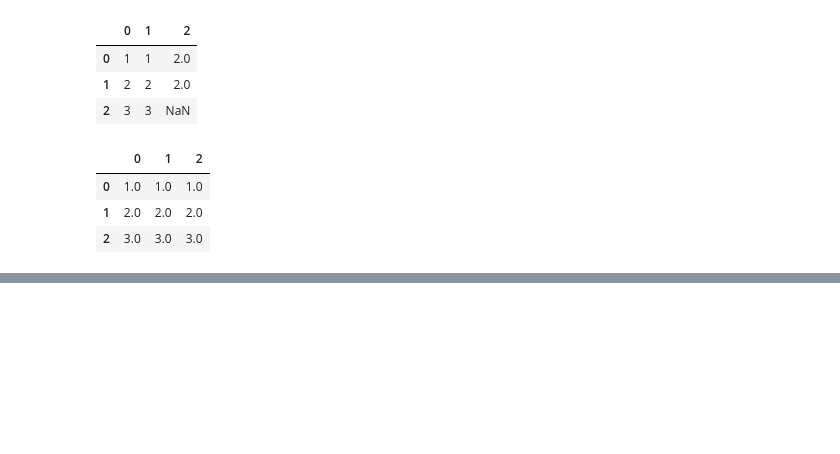
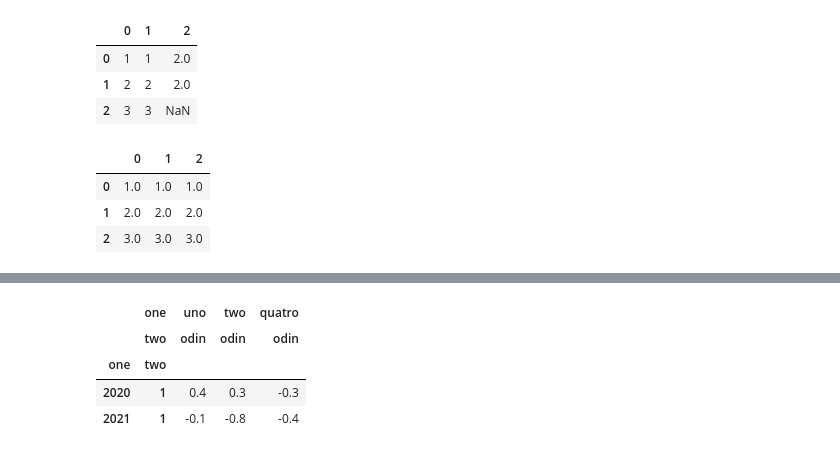
Before and after one commit to KonstantinKlepikov/all-python-ml-learning, a Jupyter notebook: pandas-learning.ipynb, the cells around one changed output, grey strips where cells are left out. Saved outputs shown, nothing was run; the diff lists cells and outputs as text; code cells hidden in the pictures; blank space fills up the shorter version.

```diff
--- a/pandas-learning.ipynb
+++ b/pandas-learning.ipynb
@@ -993,0 +1327,11 @@ frame.fillna(method='ffill', axis=1)
+# %%
+# чтобы избежать ошибки со срезами внутри кортежа, используется явный вид среза
+# встроенная ф-ия python slice() или объект IndexSlice
+idx = pd.IndexSlice
+frame.loc[idx[:, 1], idx[:, 'odin']]
+# %% [output]
+|  | one | uno | two | quatro |
+|  | two | odin | odin | odin |
+| one | two |  |  |  |
+| 2020 | 1 | 0.4 | 0.3 | -0.3 |
+| 2021 | 1 | -0.1 | -0.8 | -0.4 |
```
Also changed, not shown: parts of 54 cells of this notebook.
